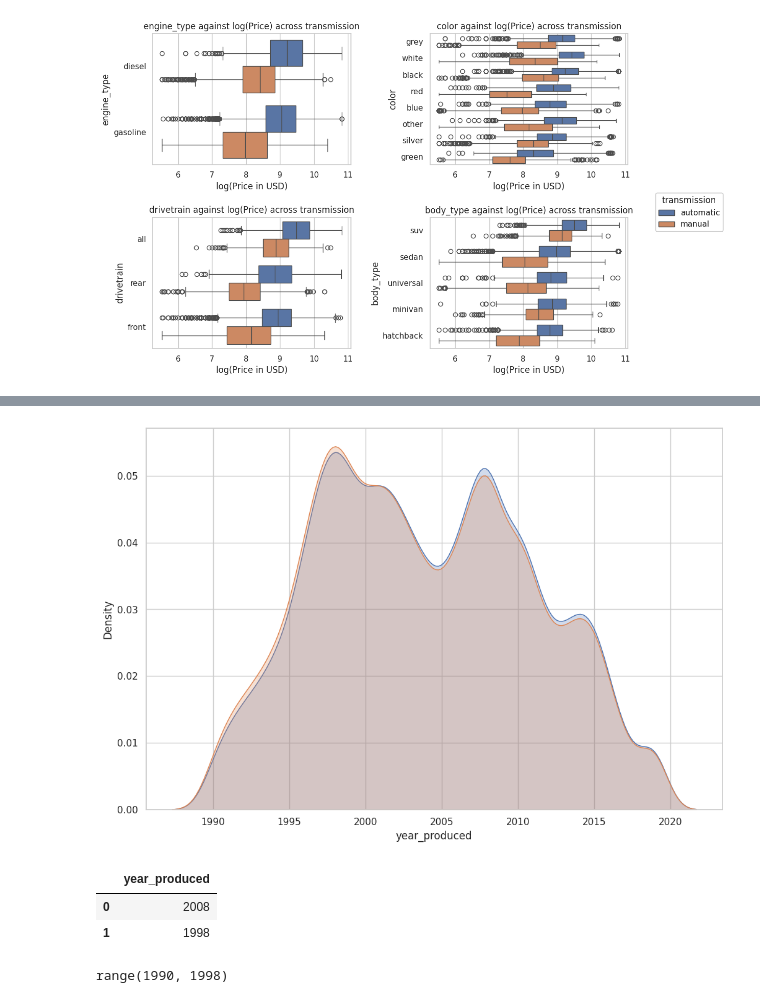
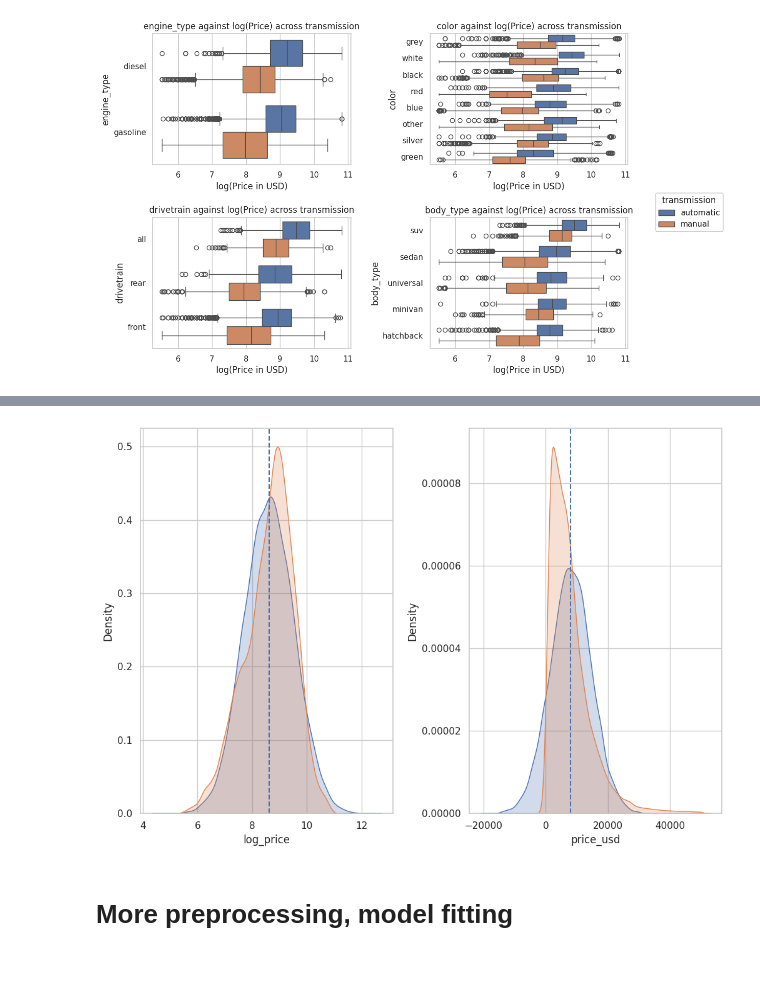
Before and after one commit to NigelPetersen/UsedCars, a Jupyter notebook: UsedCars.ipynb, the cells around one changed output, grey strips where cells are left out. Drawn from its saved outputs; the diff is of its cells as text; code cells hidden in the pictures; blank space fills up the shorter version.

```diff
--- a/UsedCars.ipynb
+++ b/UsedCars.ipynb
@@ -181,16 +184,21 @@ plt.show()
-# %%
-sns.kdeplot(x = "year_produced", fill = True, data = plot_data)
-sns.kdeplot(x = "year_produced", fill = True, data = cars_data)
-plt.show()
-# %% [output]
-[figure, removed]
-# %%
-get_counts(plot_data, "year_produced").iloc[range(2)][["year_produced"]]
-# %% [output]
-|  | year_produced |
-| 0 | 2008 |
-| 1 | 1998 |
-# %%
-range(np.min(plot_data["year_produced"]), popular_years[0])
-# %% [output]
-range(1990, 1998)
+# %%
+log_normal_dist = np.random.normal(loc = np.mean(cars_data["log_price"]), scale = np.std(cars_data["log_price"]), size = len(cars_data))
+normal_dist = np.random.normal(loc = np.mean(cars_data["price_usd"]), scale = np.std(cars_data["price_usd"]), size = len(cars_data))
+
+fig = plt.figure()
+fig.subplots_adjust(wspace = 0.3)
+ax = fig.add_subplot(1,2,1)
+true_plot = sns.kdeplot(log_normal_dist, fill = True)
+observed_plot = sns.kdeplot(x = "log_price", fill = True, data = cars_data)
+observed_plot.axvline(x = np.mean(cars_data["log_price"]), color = "b", linestyle = "dashed")
+
+ax = fig.add_subplot(1,2,2)
+true_plot = sns.kdeplot(normal_dist, fill = True)
+observed_plot = sns.kdeplot(x = "price_usd", fill = True, data = cars_data)
+observed_plot.axvline(x = np.mean(cars_data["price_usd"]), color = "b", linestyle = "dashed")
+observed_plot.ticklabel_format(style = "plain")
+plt.show()
+# %% [output]
+[figure, added]
+# %% [markdown]
+# More preprocessing, model fitting
```
Also changed, not shown: parts of 6 cells of this notebook.
